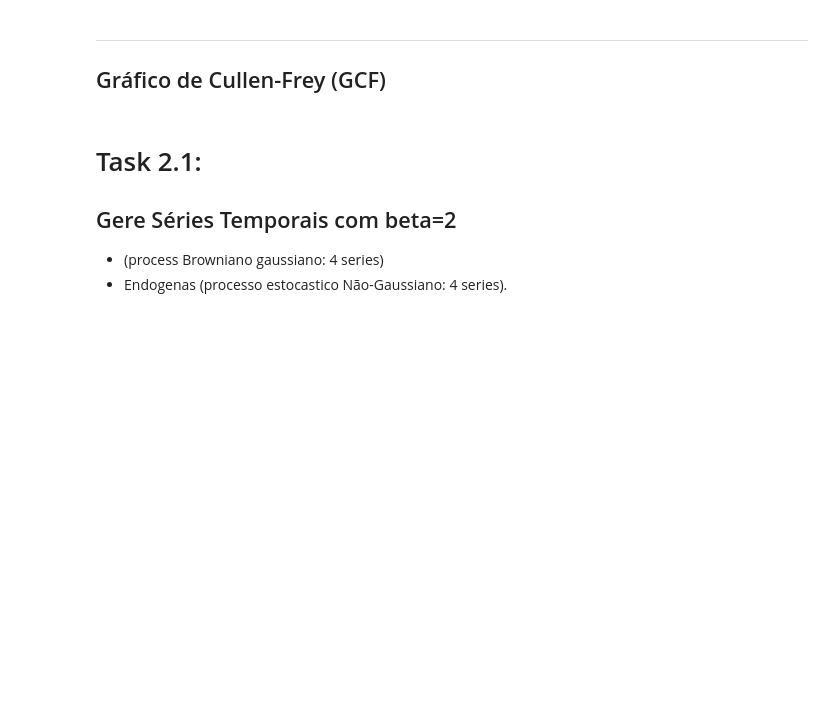
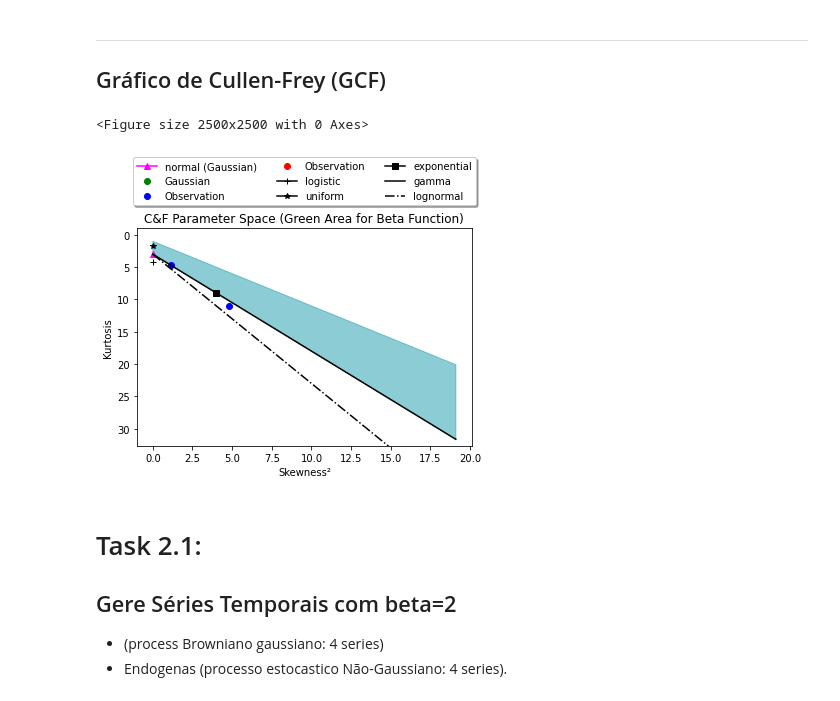
Before and after one commit to barauna-lo/Computational_Statistics, a Jupyter notebook: HandsOn_10/CAP417_HandsOn10_Barauna.ipynb, the cells around one changed output. Cells and saved outputs as stored; diff of their text form; code cells hidden in the pictures; blank space fills up the shorter version.

```diff
--- a/HandsOn_10/CAP417_HandsOn10_Barauna.ipynb
+++ b/HandsOn_10/CAP417_HandsOn10_Barauna.ipynb
@@ -280,7 +282,7 @@ def cullenfrey(A, endoParams, exoParams):
     ax.add_patch(poly)
 
     ax.plot(0, 3, label="normal (Gaussian)", marker='^', c='magenta')
-    ax.plot(ss, k, marker="o", c="green", label="Gaussian", linestyle='')
+    ax.plot(ss, k, marker="*", c="green", label="Gaussian", linestyle='')
     ax.plot(endoParams['skewness'], endoParams['kurtosis'], marker="o", c="blue", label="Observation", linestyle='')
     ax.plot(exoParams['skewness'], exoParams['kurtosis'], marker="o", c="red", label="Observation", linestyle='')
     ax.plot(0, 4.187999875999753, label="logistic", marker='+', c='black')
@@ -308,6 +310,20 @@ def getCFparams(slist):
     df['skewness'][i] = s*s
     df['kurtosis'][i] = kurtosis(slist[i])+3
   return df
+# %%
+endoParams = getCFparams(endoList)
+exoParams = getCFparams(exoList)
+
+def main():
+    maxIndex = np.argmax(endoParams['kurtosis'])
+    #cullenfrey(A, [-99,-99], [-99,-99])
+    cullenfrey(endoList[maxIndex], endoParams, exoParams)
+
+    plt.show()
+main()
+# %% [output]
+<Figure size 2500x2500 with 0 Axes>
+[figure, added]
 # %% [markdown]
 # Task 2.1:
 ## Gere Séries Temporais com beta=2
```
Also changed, not shown: parts of 9 cells of this notebook.
